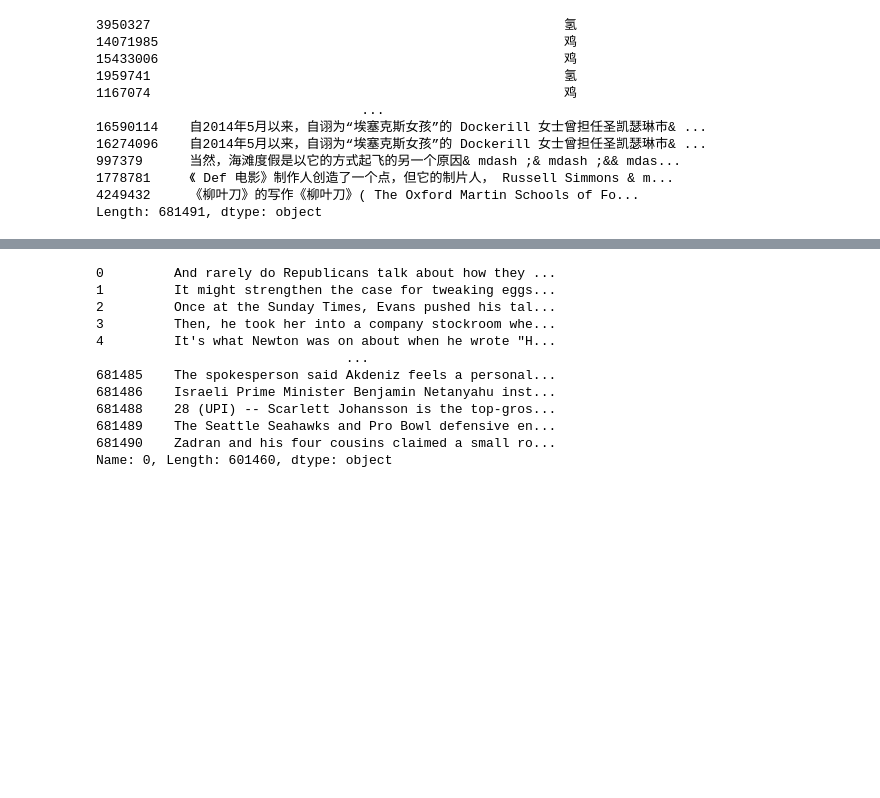
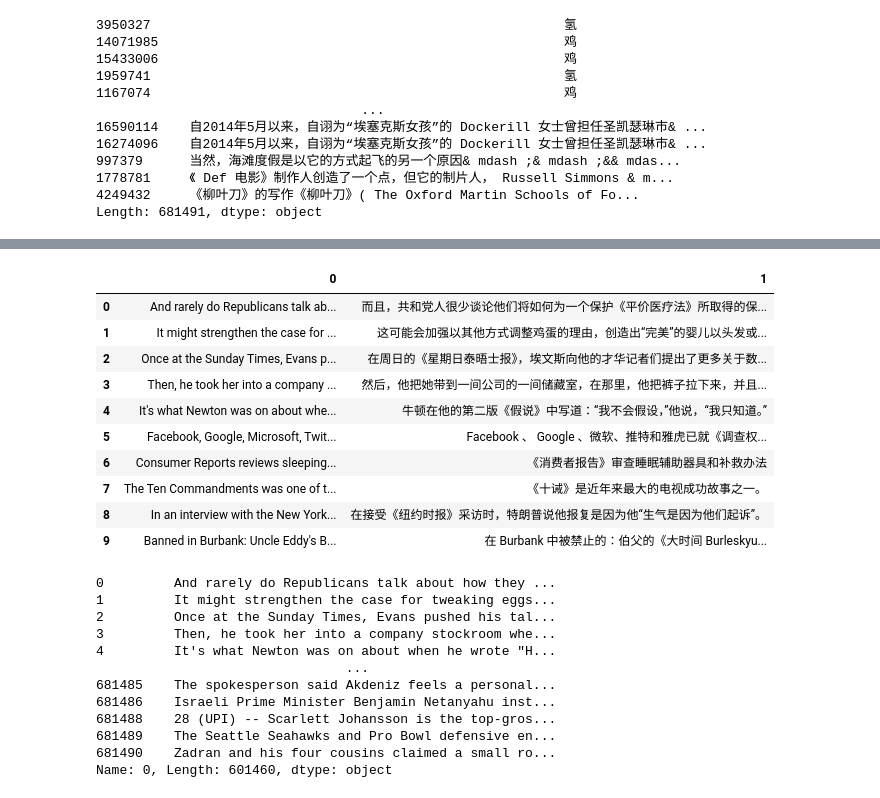
Before and after one commit to kitkhai/NLLB_fine_tuning, a Jupyter notebook: test.ipynb, the cells around one changed output, grey strips where cells are left out. Drawn from its saved outputs; the diff is of its cells as text; code cells hidden in the pictures; blank space fills up the shorter version.

```diff
--- a/test.ipynb
+++ b/test.ipynb
@@ -235,0 +237,4 @@ combined_df
+# %%
+# Drop duplicates
+combined_df = combined_df.drop_duplicates()
+combined_df
@@ -236,3 +255,17 @@ combined_df
+# %%
+combined_df.head(10)
+# %% [output]
+|  | 0 | 1 |
+| 0 | And rarely do Republicans talk ab... | 而且，共和党人很少谈论他们将如何为一个保护《平价医疗法》所取得的保... |
+| 1 | It might strengthen the case for ... | 这可能会加强以其他方式调整鸡蛋的理由，创造出“完美”的婴儿以头发或... |
+| 2 | Once at the Sunday Times, Evans p... | 在周日的《星期日泰晤士报》，埃文斯向他的才华记者们提出了更多关于数... |
+| 3 | Then, he took her into a company ... | 然后，他把她带到一间公司的一间储藏室，在那里，他把裤子拉下来，并且... |
+| 4 | It's what Newton was on about whe... | 牛顿在他的第二版《假说》中写道：“我不会假设，”他说，“我只知道。” |
+| 5 | Facebook, Google, Microsoft, Twit... | Facebook 、 Google 、微软、推特和雅虎已就《调查权... |
+| 6 | Consumer Reports reviews sleeping... | 《消费者报告》审查睡眠辅助器具和补救办法 |
+| 7 | The Ten Commandments was one of t... | 《十诫》是近年来最大的电视成功故事之一。 |
+| 8 | In an interview with the New York... | 在接受《纽约时报》采访时，特朗普说他报复是因为他“生气是因为他们起诉”。 |
+| 9 | Banned in Burbank: Uncle Eddy's B... | 在 Burbank 中被禁止的：伯父的《大时间 Burleskyu... |
 # %%
 combined_df.iloc[:,0]
 # %% [output]
```
Also changed, not shown: parts of 31 cells of this notebook, 3 other files.
